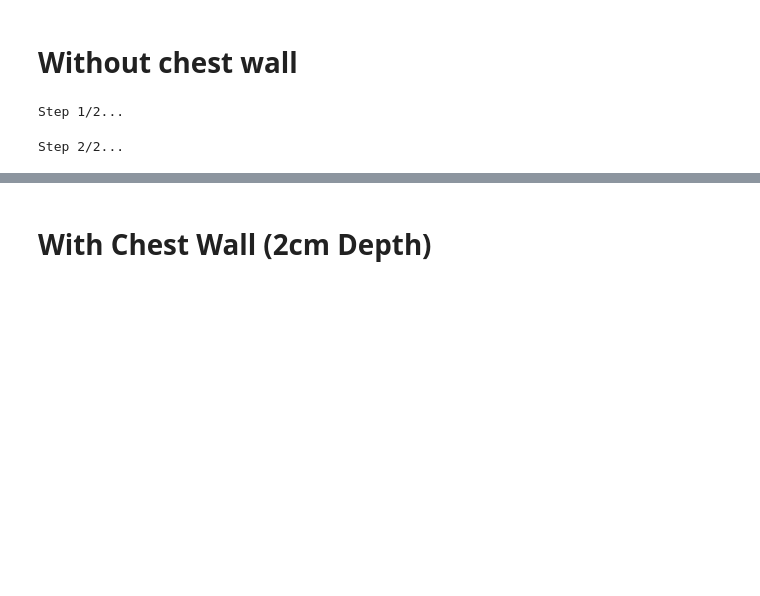
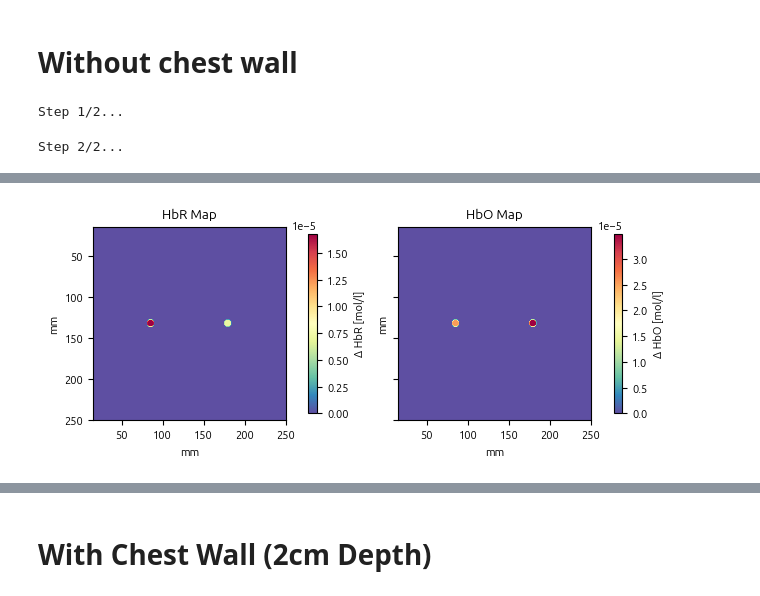
Before and after one commit to nicocarbone/MamoRefCodePublic, a Jupyter notebook: MamoRefRecon2D_MC_Chest.ipynb, the cells around one changed output, grey strips where cells are left out. Saved outputs shown, nothing was run; the diff lists cells and outputs as text; code cells hidden in the pictures; blank space fills up the shorter version.

```diff
--- a/MamoRefRecon2D_MC_Chest.ipynb
+++ b/MamoRefRecon2D_MC_Chest.ipynb
@@ -14,3 +16,13 @@ imagesMC2, shapeImagesMC2 = aux.loadMatStruct("MC2Inc830_2.mat", "flux")
 
 imagesMC1CW, shapeImagesMC1CW = aux.loadMatStruct("Tomo_DosInc_reg_660posOrig_pared_a2cm.mat", "flux")
 imagesMC2CW, shapeImagesMC2CW = aux.loadMatStruct("Tomo_DosInc_reg_830posOrig_pared_a2cm.mat", "flux")
+
+GTHbO = np.loadtxt("groundTruth_HbO_posOrig.txt", delimiter=",")
+GTHbR = np.loadtxt("groundTruth_HbR_posOrig.txt", delimiter=",")
+
+basalHbO = GTHbO[0,0]
+basalHbR = GTHbR[0,0]
+GTHbO[GTHbO==basalHbO] = 0
+GTHbR[GTHbR==basalHbR] = 0
+
+np.shape(GTHbO)
@@ -184,0 +191,62 @@ figSats.savefig("MC2Incs_HbXMaps_noTot.png", bbox_inches='tight', dpi=300)
+# %%
+font = {'family' : 'ubuntu',
+        'weight' : 'regular',
+        'size'   : 8}
+
+mp.rc('font', **font)
+
+if doTotMap:
+        figSats, ((DesOxy, Oxy, Tot)) = plt.subplots(1, 3, sharex=True, sharey=True)
+        font["size"] = 6
+        mp.rc('font', **font)
+else:
+        figSats, ((DesOxy,Oxy)) = plt.subplots(1, 2, sharex=True, sharey=True)
+
+sd = np.nanstd(GTHbR)
+median = np.nanmedian(GTHbR)
+vmax = median + maxDev * sd
+vmin = 0
+
+figDesOxy = DesOxy.imshow(GTHbR, cmap=mp.colormaps[colorMap], extent=extent)
+c1 = figSats.colorbar(figDesOxy, ax=DesOxy, fraction=0.04, pad=0.1)
+c1.set_label("Δ HbR [mol/l]")
+DesOxy.set_xlabel("mm")
+DesOxy.set_ylabel("mm")
+
+sd = np.nanstd(GTHbO)
+median = np.nanmedian(GTHbO)
+vmax = median + maxDev * sd
+vmin = 0
+
+
+figOxy = Oxy.imshow(GTHbO, cmap=mp.colormaps[colorMap], extent=extent)
+c2 = figSats.colorbar(figOxy, ax=Oxy, fraction=0.04, pad=0.1)
+c2.set_label("Δ HbO [mol/l]")
+Oxy.set_xlabel("mm")
+Oxy.set_ylabel("mm")
+
+if doTotMap:
+        TotMap_2D = GTHbO + GTHbR
+
+        sd = np.nanstd(TotMap_2D)
+        median = np.nanmedian(TotMap_2D)
+        vmax = median + maxDev * sd
+        vmin = 0
+
+
+        figTot = Tot.imshow(TotMap_2D, vmin=vmin, vmax=vmax, cmap=mp.colormaps[colorMap], extent=extent)
+        c3 = figSats.colorbar(figTot, ax=Tot, fraction=0.04, pad=0.1)
+        c3.set_label("Δ HbTot [mol/l]")
+
+        Tot.set_title("Total HB HBMap")
+
+DesOxy.set_title("HbR Map")
+
+Oxy.set_title("HbO Map")
+
+figSats.tight_layout()
+
+plt.show()
+figSats.savefig("MC2Incs_GroundTruths.png", bbox_inches='tight', dpi=300)
+# %% [output]
+[figure, added]
```
Also changed, not shown: parts of 14 cells of this notebook, 12 other files.
